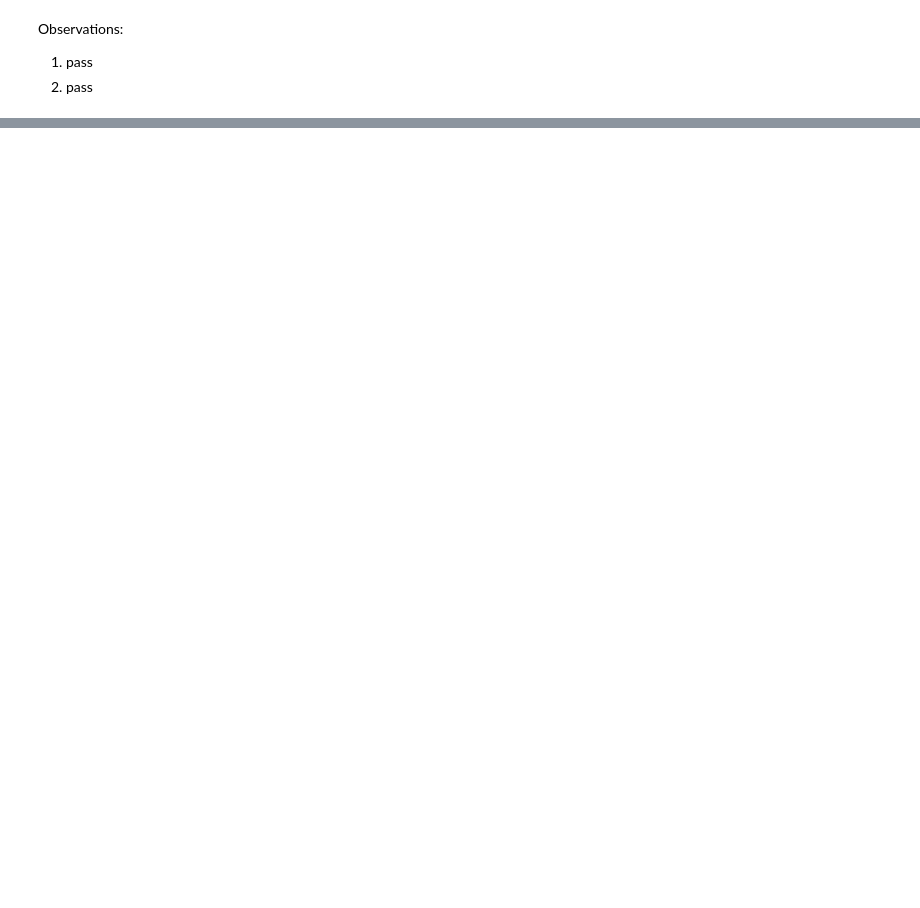
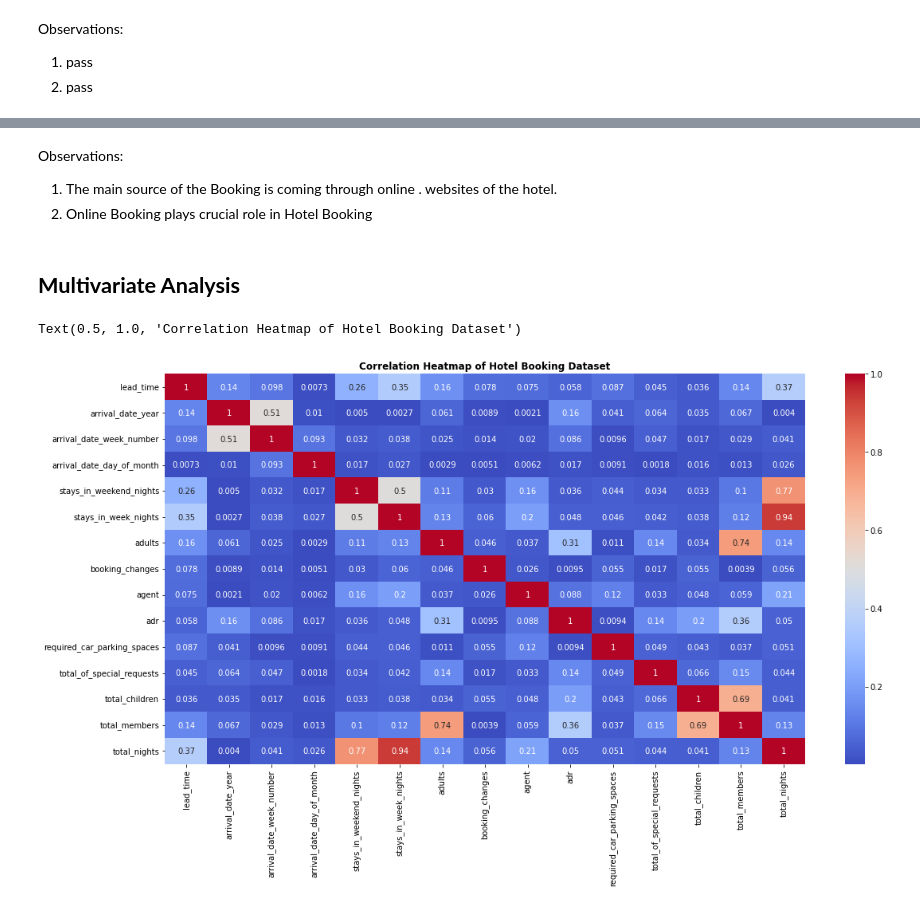
Before and after one commit to s-kp/CapstoneProject-EDA, a Jupyter notebook: Hotel_Booking_Analysis_Capstone_Project.ipynb, the cells around one changed output, grey strips where cells are left out. Saved outputs shown, nothing was run; the diff lists cells and outputs as text; code cells hidden in the pictures; blank space fills up the shorter version.

```diff
--- a/Hotel_Booking_Analysis_Capstone_Project.ipynb
+++ b/Hotel_Booking_Analysis_Capstone_Project.ipynb
@@ -314,0 +345,14 @@ Observations:
+# %% [markdown]
+Observations:
+1. The main source of the Booking is coming through online . websites of the hotel.
+2. Online Booking plays crucial role in Hotel Booking
+# %% [markdown]
+## **Multivariate Analysis**
+# %%
+# Correlation Analysis
+plt.figure(figsize=(18,9))
+sns.heatmap(abs(new_df.corr()), annot=True, cmap='coolwarm')
+plt.title('Correlation Heatmap of Hotel Booking Dataset', weight='bold')
+# %% [output]
+Text(0.5, 1.0, 'Correlation Heatmap of Hotel Booking Dataset')
+[figure, added]
```
Also changed, not shown: parts of 16 cells of this notebook.
